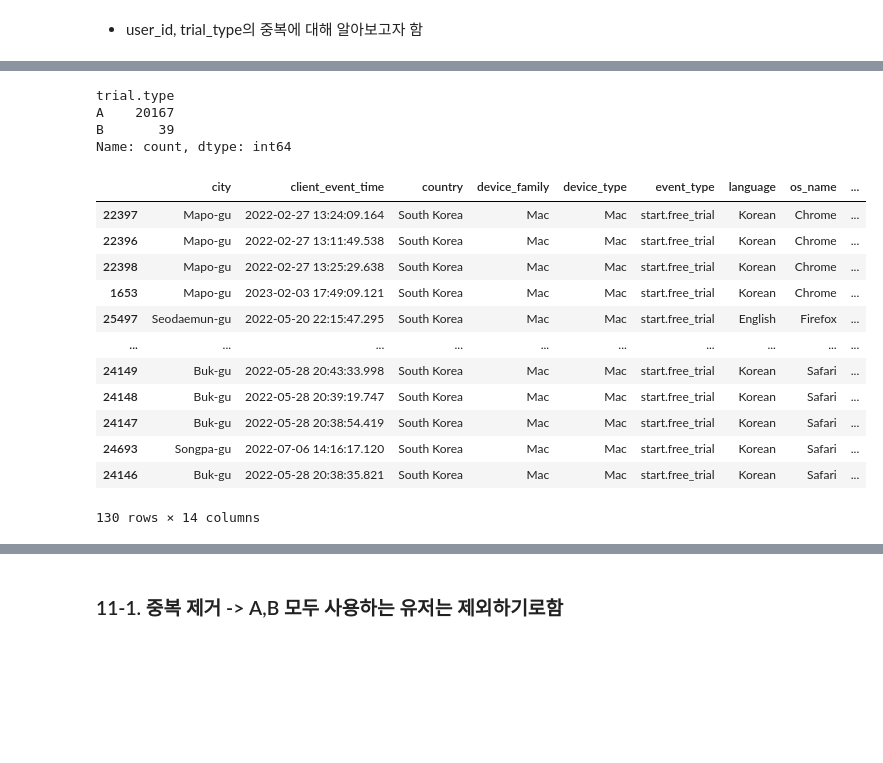
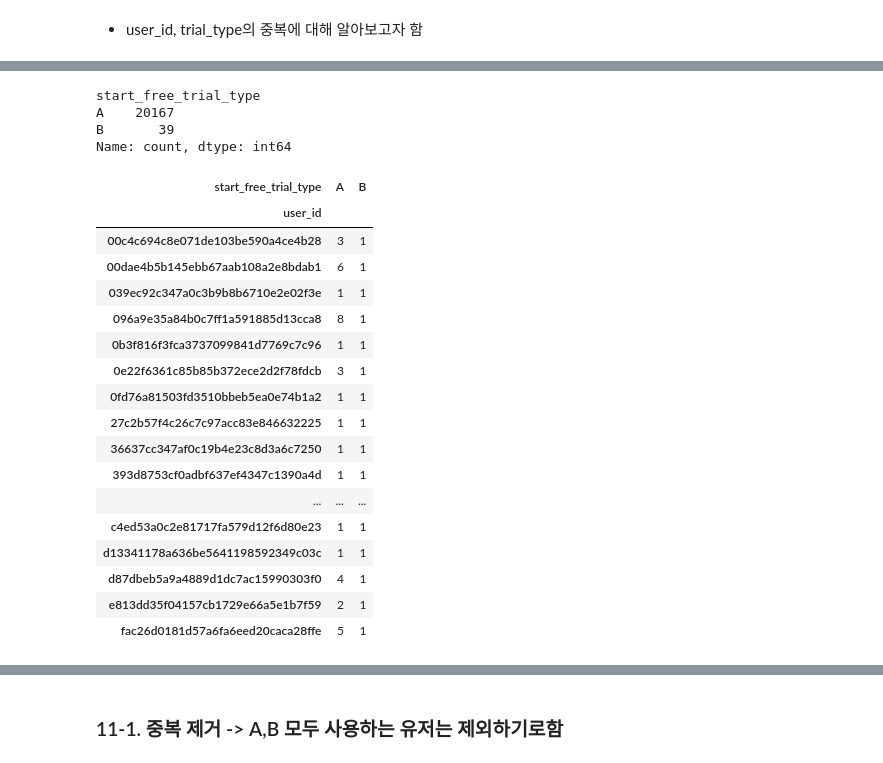
Before and after one commit to saeraniren/intermediate_project, a Jupyter notebook: geumhui_main.ipynb, the cells around one changed output, grey strips where cells are left out. Saved outputs shown, nothing was run; the diff lists cells and outputs as text; code cells hidden in the pictures; blank space fills up the shorter version.

```diff
--- a/geumhui_main.ipynb
+++ b/geumhui_main.ipynb
@@ -1692,0 +1787,26 @@ start_free_trial.shape
+# %%
+start_free_trial_df = start_free_trial[['city',	'client_event_time','country','device_family','event_type',	'language',	'os_name','user_id',
+                                            'plan.price','plan.type','trial.type']].rename(columns = {'plan.price' : 'start_free_trial_plan_price',
+                                                                                                        'plan.type' : 'start_free_trial_plan_type',
+                                                                                                        'trial.type' : 'start_free_trial_type',
+                                                                                                        'client_event_time' : 'start_free_trial_time'})
+
+# 사용하지 않는 device carrier 컬럼 제거
+#start_free_trial_df.drop(columns='device_carrier',inplace=True)
+
+# 명확한 크롤링 데이터
+start_free_trial_df =start_free_trial_df.loc[start_free_trial_df['os_name'] != 'Chrome Headless']
+
+# reset_index
+start_free_trial_df =start_free_trial_df.reset_index(drop=True)
+
+# client_event_time 데이터 타입 변경
+start_free_trial_df['start_free_trial_time'] = pd.to_datetime(start_free_trial_df['start_free_trial_time'])
+
+# 9시간 추가 (KST 변환)
+start_free_trial_df["start_free_trial_time"] = start_free_trial_df["start_free_trial_time"] + timedelta(hours=9)
+
+#2022년 1월 ~ 2023년 12월
+start_free_trial_df = start_free_trial_df[(start_free_trial_df['start_free_trial_time'] >= '2022-01-01')
+                                  & (start_free_trial_df['start_free_trial_time'] <= '2023-12-31')]
+start_free_trial_df
@@ -1712,5 +1846,5 @@ start_free_trial[start_free_trial['user_id'].isna()]
 # %%
 # user_id 결측 데이터 제거
-start_free_trial_df = start_free_trial.dropna(subset=['user_id'])
+start_free_trial_df = start_free_trial_df.dropna(subset=['user_id'])
 start_free_trial_df.shape
 # %% [output]
@@ -1762,32 +1904,38 @@ start_free_trial_duplicate.head()
 # %%
 # user_id가 중복인 데이터에서 trial.type 확인
-start_free_trial_duplicate['trial.type'].value_counts()
+start_free_trial_duplicate['start_free_trial_type'].value_counts()
 # %% [output]
-trial.type
+start_free_trial_type
 A    20167
 B       39
 Name: count, dtype: int64
 # %%
 # 중복 제거 전 A타입의 무료 체험과 B타입 무료 체험 모두 이용한 유저 추출
+# filterted_df_sorted A타입과 B 타입을 모두 이용하면서 각 타입 이용 횟수
 
 filtered_df = start_free_trial_df.groupby('user_id').filter(
-    lambda group : ('A' in group['trial.type'].values) and  ('B' in group['trial.type'].values)
+    lambda group : ('A' in group['start_free_trial_type'].values) and  ('B' in group['start_free_trial_type'].values)
 )
-filtered_df_sorted = filtered_df.sort_values(by = 'user_id')
-filtered_df_sorted
+user_free_trial = filtered_df.groupby('user_id')['start_free_trial_type'].value_counts().unstack(fill_value=0)
+user_free_trial
 # %% [output]
-|  | city | client_event_time | country | device_family | device_type | event_type | language | os_name | ... |
-| 22397 | Mapo-gu | 2022-02-27 13:24:09.164 | South Korea | Mac | Mac | start.free_trial | Korean | Chrome | ... |
-| 22396 | Mapo-gu | 2022-02-27 13:11:49.538 | South Korea | Mac | Mac | start.free_trial | Korean | Chrome | ... |
-| 22398 | Mapo-gu | 2022-02-27 13:25:29.638 | South Korea | Mac | Mac | start.free_trial | Korean | Chrome | ... |
-| 1653 | Mapo-gu | 2023-02-03 17:49:09.121 | South Korea | Mac | Mac | start.free_trial | Korean | Chrome | ... |
-| 25497 | Seodaemun-gu | 2022-05-20 22:15:47.295 | South Korea | Mac | Mac | start.free_trial | English | Firefox | ... |
-| ... | ... | ... | ... | ... | ... | ... | ... | ... | ... |
-| 24149 | Buk-gu | 2022-05-28 20:43:33.998 | South Korea | Mac | Mac | start.free_trial | Korean | Safari | ... |
-| 24148 | Buk-gu | 2022-05-28 20:39:19.747 | South Korea | Mac | Mac | start.free_trial | Korean | Safari | ... |
-| 24147 | Buk-gu | 2022-05-28 20:38:54.419 | South Korea | Mac | Mac | start.free_trial | Korean | Safari | ... |
-| 24693 | Songpa-gu | 2022-07-06 14:16:17.120 | South Korea | Mac | Mac | start.free_trial | Korean | Safari | ... |
-| 24146 | Buk-gu | 2022-05-28 20:38:35.821 | South Korea | Mac | Mac | start.free_trial | Korean | Safari | ... |
+| start_free_trial_type | A | B |
+| user_id |  |  |
+| 00c4c694c8e071de103be590a4ce4b28 | 3 | 1 |
+| 00dae4b5b145ebb67aab108a2e8bdab1 | 6 | 1 |
+| 039ec92c347a0c3b9b8b6710e2e02f3e | 1 | 1 |
+| 096a9e35a84b0c7ff1a591885d13cca8 | 8 | 1 |
+| 0b3f816f3fca3737099841d7769c7c96 | 1 | 1 |
+| 0e22f6361c85b85b372ece2d2f78fdcb | 3 | 1 |
+| 0fd76a81503fd3510bbeb5ea0e74b1a2 | 1 | 1 |
+| 27c2b57f4c26c7c97acc83e846632225 | 1 | 1 |
+| 36637cc347af0c19b4e23c8d3a6c7250 | 1 | 1 |
+| 393d8753cf0adbf637ef4347c1390a4d | 1 | 1 |
+| ... | ... | ... |
+| c4ed53a0c2e81717fa579d12f6d80e23 | 1 | 1 |
+| d13341178a636be5641198592349c03c | 1 | 1 |
+| d87dbeb5a9a4889d1dc7ac15990303f0 | 4 | 1 |
+| e813dd35f04157cb1729e66a5e1b7f59 | 2 | 1 |
+| fac26d0181d57a6fa6eed20caca28ffe | 5 | 1 |
-130 rows × 14 columns
 # %%
 # 확인차 TYPE A와 TYPE B 모두 사용하는 유저_id 한 개 체크
```
Also changed, not shown: parts of 125 cells of this notebook.
